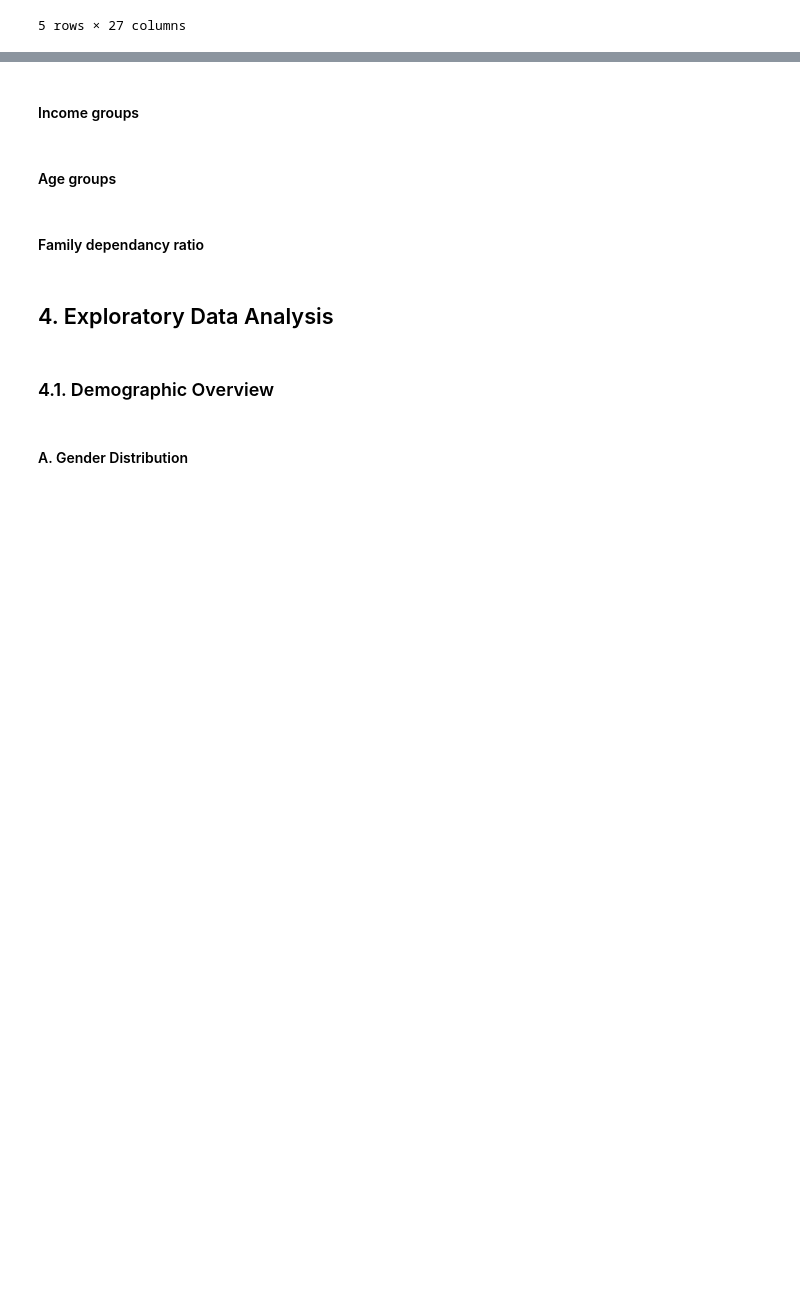
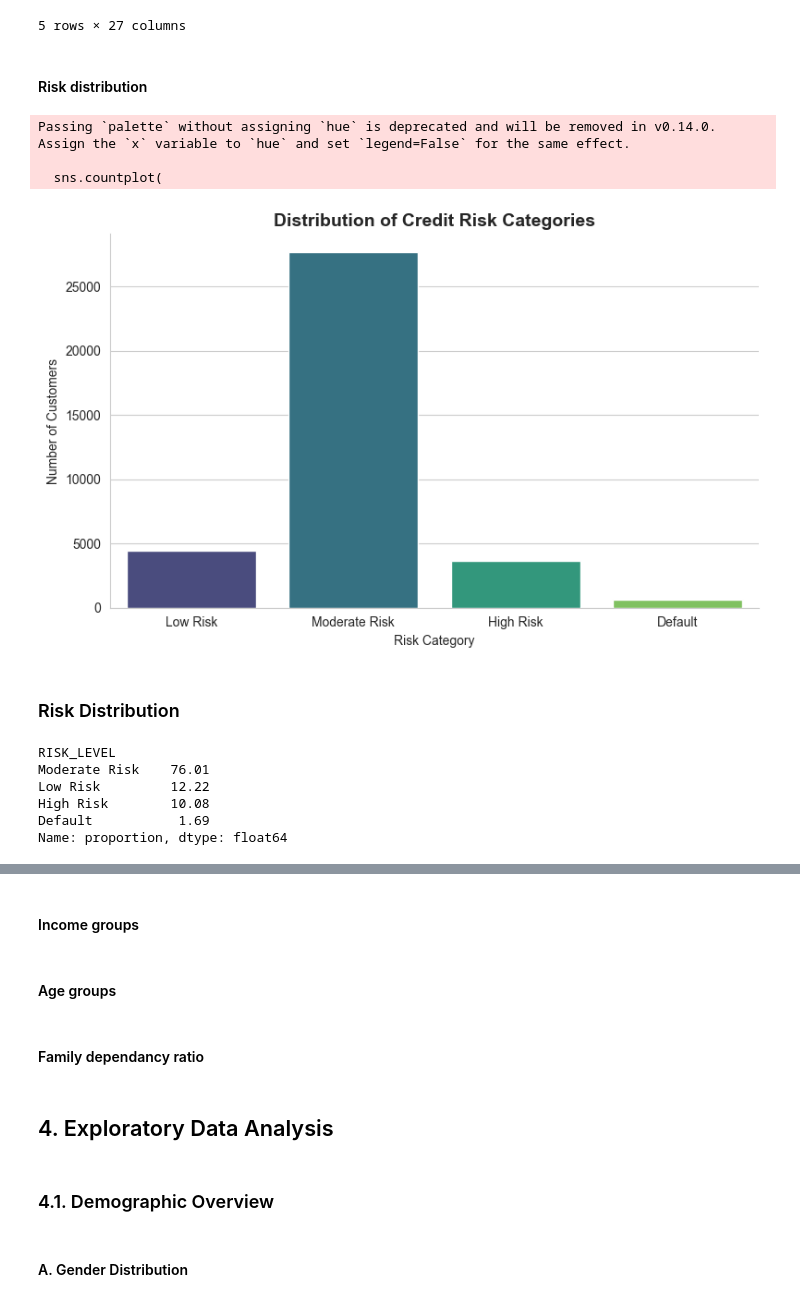
Before and after one commit to khethacs50/DS774-Group3, a Jupyter notebook: Notebooks/Post_Block_Assignment_1_EDA.ipynb, the cells around one changed output, grey strips where cells are left out. Saved outputs shown, nothing was run; the diff lists cells and outputs as text; code cells hidden in the pictures; blank space fills up the shorter version.

Commit message:
Update EDA notebook with income, age, and occupation risk analysis

```diff
--- a/Notebooks/Post_Block_Assignment_1_EDA.ipynb
+++ b/Notebooks/Post_Block_Assignment_1_EDA.ipynb
@@ -161,12 +166,23 @@ credit_summary = merged_df.groupby("ID").agg(
 ).reset_index()
 # %% [markdown]
 #### Create risk indicator
-# %%
-credit_summary['HIGH_RISK'] = np.where(
-    credit_summary['MAX_STATUS'] >= 3,
-    1,
-    0
-)
+# %%
+def risk_bucket(status):
+
+    if status == 0:
+        return "Low Risk"
+
+    elif status == 1:
+        return "Moderate Risk"
+
+    elif status == 2:
+        return "High Risk"
+
+    else:
+        return "Default"
+
+
+credit_summary["RISK_LEVEL"] = credit_summary["MAX_STATUS"].apply(risk_bucket)
 # %%
 application_unique = merged_df.drop_duplicates(subset='ID')
 # %%
@@ -181,3 +197,39 @@ customer_df.head()
 | 3 | 5008808 | F | N | Y | 0 | 270000.0 | Commercial associate | ... |
 | 4 | 5008809 | F | N | Y | 0 | 270000.0 | Commercial associate | ... |
 5 rows × 27 columns
+# %% [markdown]
+#### Risk distribution
+# %%
+plt.figure(figsize=(8,5))
+
+sns.countplot(
+    data=credit_summary,
+    x="RISK_LEVEL",
+    order=["Low Risk","Moderate Risk","High Risk","Default"],
+    palette="viridis"
+)
+
+plt.title("Distribution of Credit Risk Categories", fontsize=14, weight="bold")
+plt.xlabel("Risk Category")
+plt.ylabel("Number of Customers")
+
+sns.despine()
+plt.tight_layout()
+plt.show()
+# %% [output]
+Passing `palette` without assigning `hue` is deprecated and will be removed in v0.14.0. Assign the `x` variable to `hue` and set `legend=False` for the same effect.
+
+  sns.countplot(
+[figure, added]
+# %% [markdown]
+### Risk Distribution
+# %%
+risk_dist = credit_summary["RISK_LEVEL"].value_counts(normalize=True)*100
+print(risk_dist.round(2))
+# %% [output]
+RISK_LEVEL
+Moderate Risk    76.01
+Low Risk         12.22
+High Risk        10.08
+Default           1.69
+Name: proportion, dtype: float64
```
Also changed, not shown: parts of 14 cells of this notebook.
